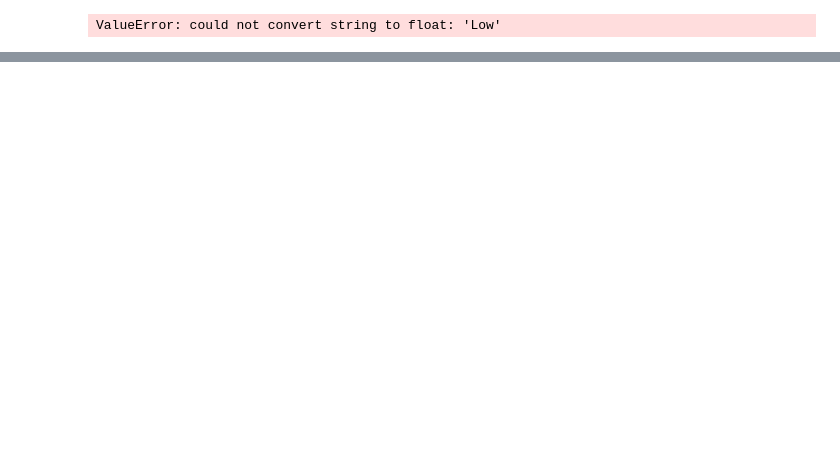
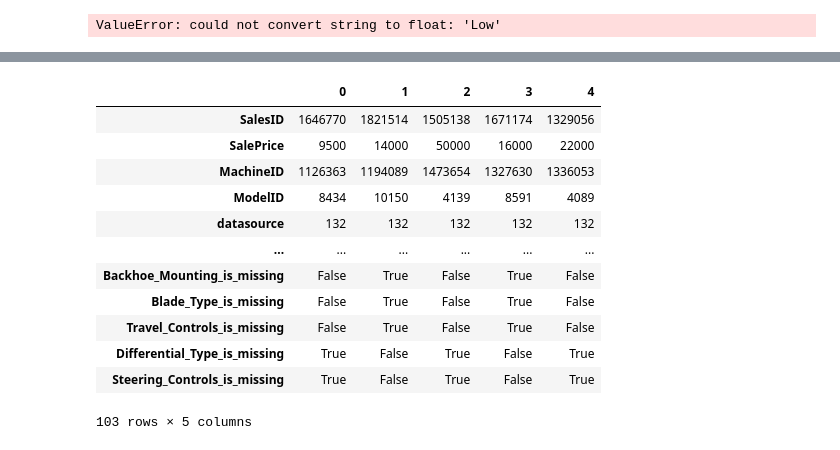
Before and after one commit to MohammedRakib/Bulldozer-Price-Prediction, a Jupyter notebook: Bulldozer Price Prediction Using ML.ipynb, the cells around one changed output, grey strips where cells are left out. Saved outputs shown, nothing was run; the diff lists cells and outputs as text; code cells hidden in the pictures; blank space fills up the shorter version.

```diff
--- a/Bulldozer Price Prediction Using ML.ipynb
+++ b/Bulldozer Price Prediction Using ML.ipynb
@@ -289,0 +503,10 @@ ValueError: could not convert string to float: 'Low'
+# %%
+# Fill the missing numeric rows with the median and then create a new column which says if the content was filled with
+# missing values or it has actual value
+for label, content in df_tmp.items():
+    if pd.api.types.is_numeric_dtype(content):
+        if pd.isnull(content).sum():
+            # Add a binary column which tells if the data was missing or not
+            df_tmp[label + "_is_missing"] = pd.isnull(content)
+            # Fill missing values with media since it is more robust to outliers than mean
+            df_tmp[label] = content.fillna(content.median())
@@ -289,0 +517,6 @@ ValueError: could not convert string to float: 'Low'
+# %%
+# Check if there are any null values
+for label, content in df_tmp.items():
+    if pd.api.types.is_numeric_dtype(content):
+        if pd.isnull(content).sum():
+            print(label)
@@ -289,0 +532,5 @@ ValueError: could not convert string to float: 'Low'
+# %%
+# Check columns which are NOT numeric
+for label, content in df_tmp.items():
+    if not pd.api.types.is_numeric_dtype(content):
+        print(label)
@@ -290,3 +555,14 @@ ValueError: could not convert string to float: 'Low'
+# %%
+# Turn categorical variables into numbers
+for label, content in df_tmp.items():
+    # Check columns which are NOT numeric
+    if not pd.api.types.is_numeric_dtype(content):
+        # Add binary column to indicate whether sample had missing values
+        df_tmp[label + "_is_missing"] = pd.isnull(content)
+        # Convert the categories to codes using the .codes property of Categorical class and add +1
+        # We add +1 as pandas encodes missing values of categories as -1. But we don't want -ve values so we make all missing
+        # values to 0
+        df_tmp[label] = pd.Categorical(content).codes + 1
 # %%
 df_tmp.info()
 # %% [output]
@@ -333,0 +589,16 @@ dtype: int64
+# %%
+df_tmp.head().T
+# %% [output]
+|  | 0 | 1 | 2 | 3 | 4 |
+| SalesID | 1646770 | 1821514 | 1505138 | 1671174 | 1329056 |
+| SalePrice | 9500 | 14000 | 50000 | 16000 | 22000 |
+| MachineID | 1126363 | 1194089 | 1473654 | 1327630 | 1336053 |
+| ModelID | 8434 | 10150 | 4139 | 8591 | 4089 |
+| datasource | 132 | 132 | 132 | 132 | 132 |
+| ... | ... | ... | ... | ... | ... |
+| Backhoe_Mounting_is_missing | False | True | False | True | False |
+| Blade_Type_is_missing | False | True | False | True | False |
+| Travel_Controls_is_missing | False | True | False | True | False |
+| Differential_Type_is_missing | True | False | True | False | True |
+| Steering_Controls_is_missing | True | False | True | False | True |
+103 rows × 5 columns
```
Also changed, not shown: parts of 33 cells of this notebook.
